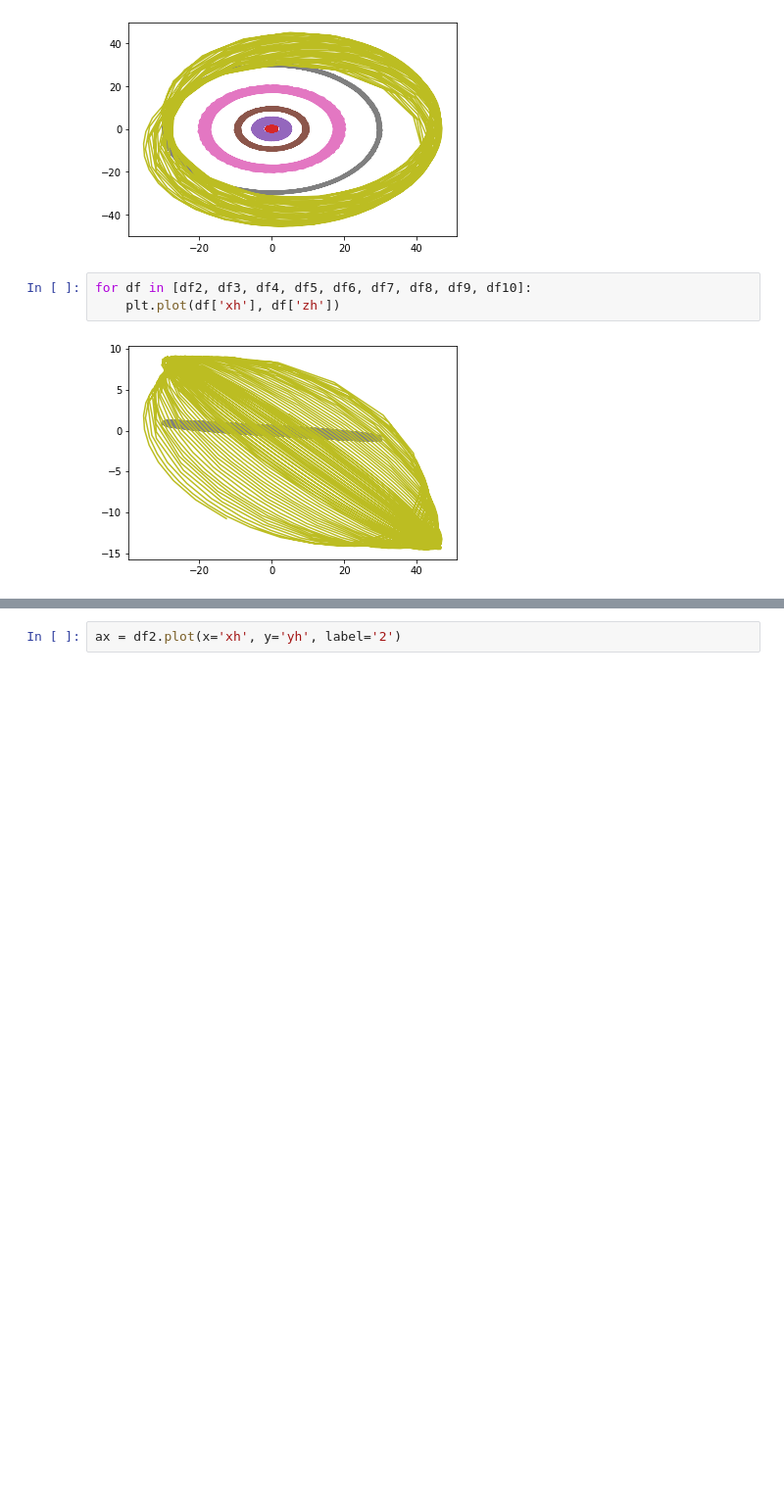
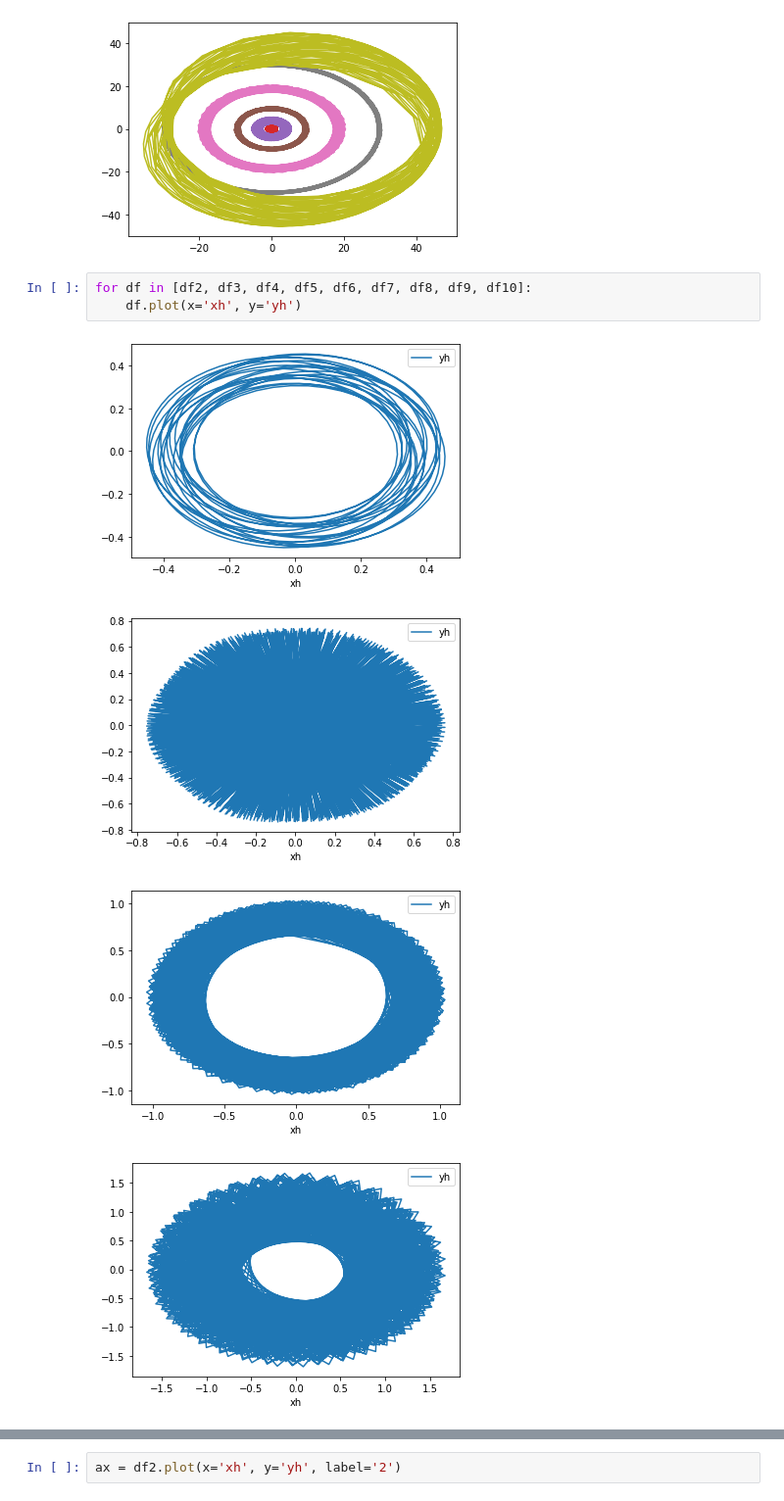
Before and after one commit to Num-Modeling-Planetary-Dynamics/module3-austinblevins, a Jupyter notebook: notebooks/problem1.ipynb, the cells around one changed output, grey strips where cells are left out. Shown at 98% size. Cells and saved outputs as stored; diff of their text form; blank space fills up the shorter version.

```diff
--- a/notebooks/problem1.ipynb
+++ b/notebooks/problem1.ipynb
@@ -44,6 +44,9 @@ for df in [df2, df3, df4, df5, df6, df7, df8, df9, df10]:
 [figure]
 # %%
 for df in [df2, df3, df4, df5, df6, df7, df8, df9, df10]:
-    plt.plot(df['xh'], df['zh'])
+    df.plot(x='xh', y='yh')
 # %% [output]
-[figure, old version]
+[figure, new version]
+[figure, added]
+[figure, added]
+[figure, added]
```
Also changed, not shown: parts of 1 cell of this notebook, 28 other files.
